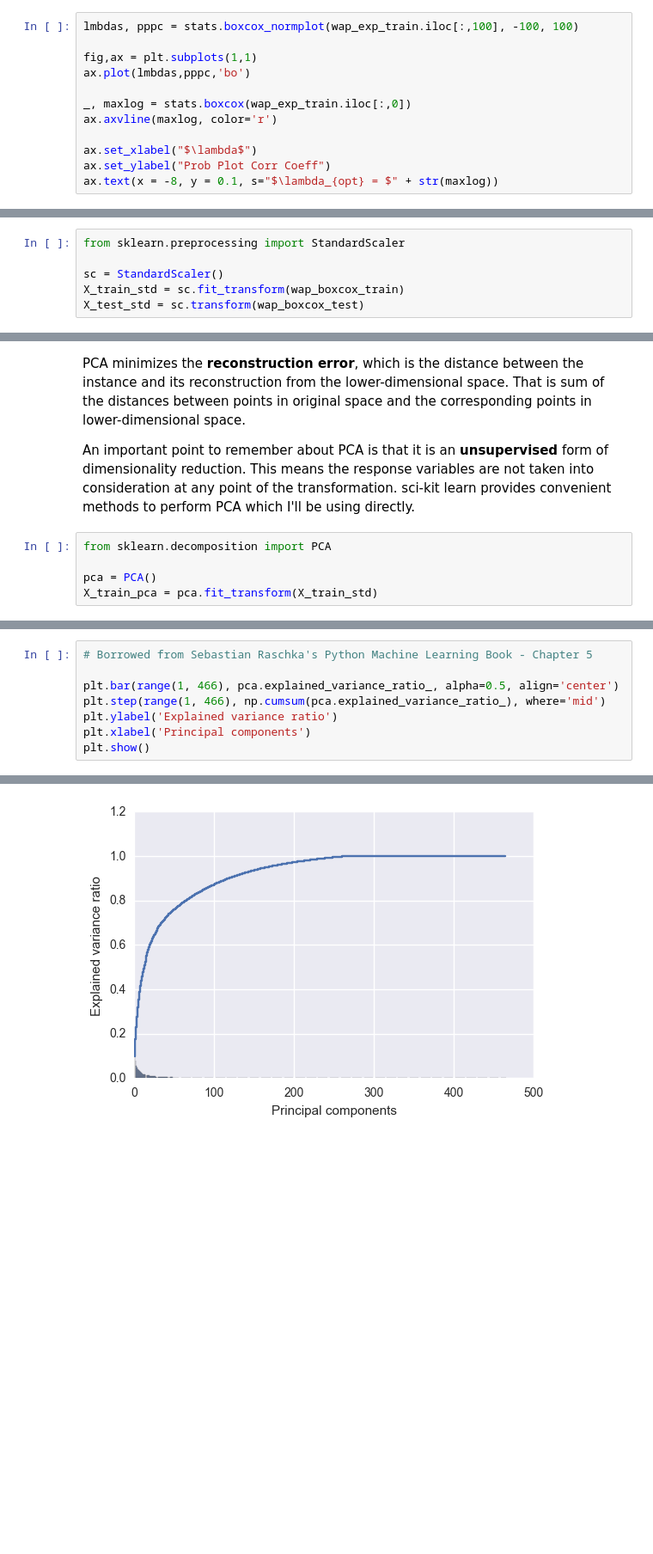
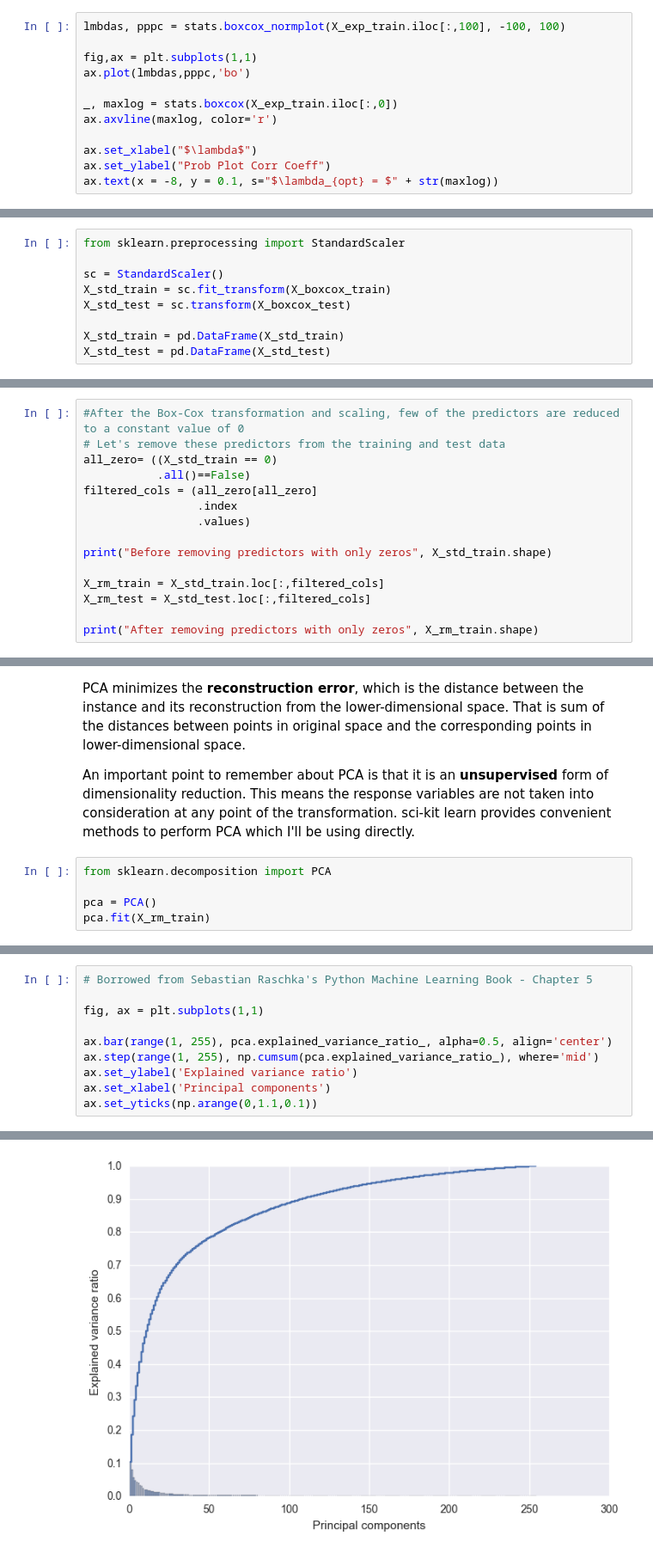
Before and after one commit to sharan-naribole/wlan_localization, a Jupyter notebook: UJIIndoorLoc .ipynb, the cells around one changed output, grey strips where cells are left out. Shown at 86% size. Drawn from its saved outputs; the diff is of its cells as text; blank space fills up the shorter version.

```diff
--- a/UJIIndoorLoc .ipynb
+++ b/UJIIndoorLoc .ipynb
@@ -362,12 +364,12 @@ To apply the Box-Cox transform we have to first make all our data positive. As w
 # %% [markdown]
 For example, let's observe the how the Box-Cox transformation parameter $\lambda$ is fit for the first WAP RSSI predictor column in our current filtered training set. The figure below shows the Probability Plot Correlelation Coefficient, as obtained from probplot when fitting the Box-Cox transformed input predictor against a normal distribution.
 # %%
-lmbdas, pppc = stats.boxcox_normplot(wap_exp_train.iloc[:,100], -100, 100)
+lmbdas, pppc = stats.boxcox_normplot(X_exp_train.iloc[:,100], -100, 100)
 
 fig,ax = plt.subplots(1,1)
 ax.plot(lmbdas,pppc,'bo')
 
-_, maxlog = stats.boxcox(wap_exp_train.iloc[:,0])
+_, maxlog = stats.boxcox(X_exp_train.iloc[:,0])
 ax.axvline(maxlog, color='r')
 
 ax.set_xlabel("$\lambda$")
@@ -468,6 +470,9 @@ Most models require the predictors to be on the same scale for better performanc
 from sklearn.preprocessing import StandardScaler
 
 sc = StandardScaler()
-X_train_std = sc.fit_transform(wap_boxcox_train)
-X_test_std = sc.transform(wap_boxcox_test)
+X_std_train = sc.fit_transform(X_boxcox_train)
+X_std_test = sc.transform(X_boxcox_test)
+
+X_std_train = pd.DataFrame(X_std_train)
+X_std_test = pd.DataFrame(X_std_test)
 # %%
@@ -476,0 +508,15 @@ X_train_std.shape, X_test_std.shape
+# %%
+#After the Box-Cox transformation and scaling, few of the predictors are reduced to a constant value of 0
+# Let's remove these predictors from the training and test data
+all_zero= ((X_std_train == 0)
+           .all()==False)
+filtered_cols = (all_zero[all_zero]
+                 .index
+                 .values)
+
+print("Before removing predictors with only zeros", X_std_train.shape)
+
+X_rm_train = X_std_train.loc[:,filtered_cols]
+X_rm_test = X_std_test.loc[:,filtered_cols]
+
+print("After removing predictors with only zeros", X_rm_train.shape)
@@ -528,4 +587,4 @@ An important point to remember about PCA is that it is an **unsupervised** form
 from sklearn.decomposition import PCA
 
 pca = PCA()
-X_train_pca = pca.fit_transform(X_train_std)
+pca.fit(X_rm_train)
@@ -532,9 +594,11 @@ X_train_pca = pca.fit_transform(X_train_std)
 # %%
 # Borrowed from Sebastian Raschka's Python Machine Learning Book - Chapter 5
 
-plt.bar(range(1, 466), pca.explained_variance_ratio_, alpha=0.5, align='center')
-plt.step(range(1, 466), np.cumsum(pca.explained_variance_ratio_), where='mid')
-plt.ylabel('Explained variance ratio')
-plt.xlabel('Principal components')
-plt.show()
+fig, ax = plt.subplots(1,1)
+
+ax.bar(range(1, 255), pca.explained_variance_ratio_, alpha=0.5, align='center')
+ax.step(range(1, 255), np.cumsum(pca.explained_variance_ratio_), where='mid')
+ax.set_ylabel('Explained variance ratio')
+ax.set_xlabel('Principal components')
+ax.set_yticks(np.arange(0,1.1,0.1))
 # %% [output]
@@ -541,2 +616,2 @@ plt.show()
-[figure, old version]
+[figure, new version]
 # %% [markdown]
```
Also changed, not shown: parts of 37 cells of this notebook.
